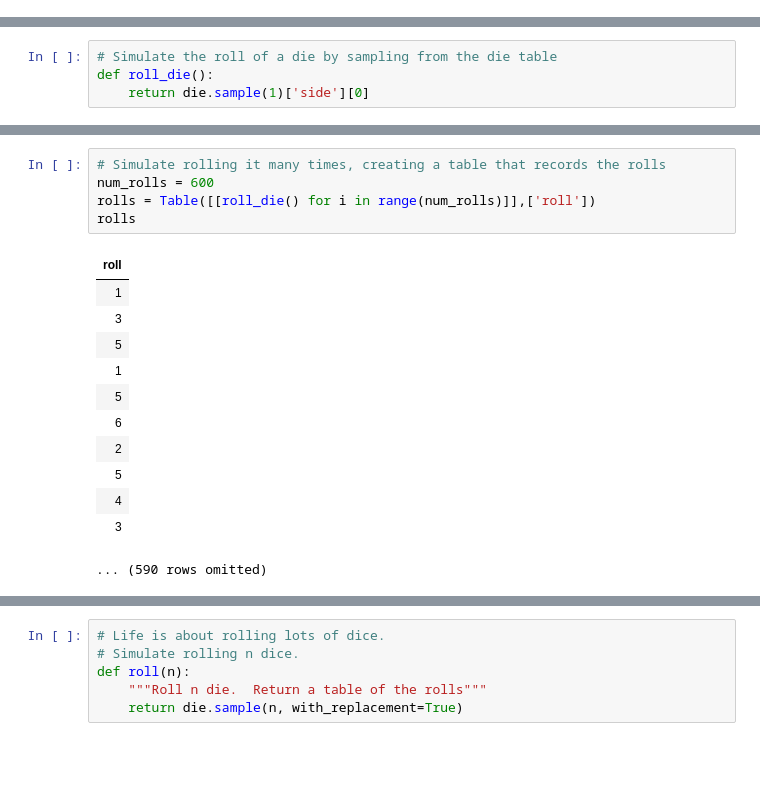
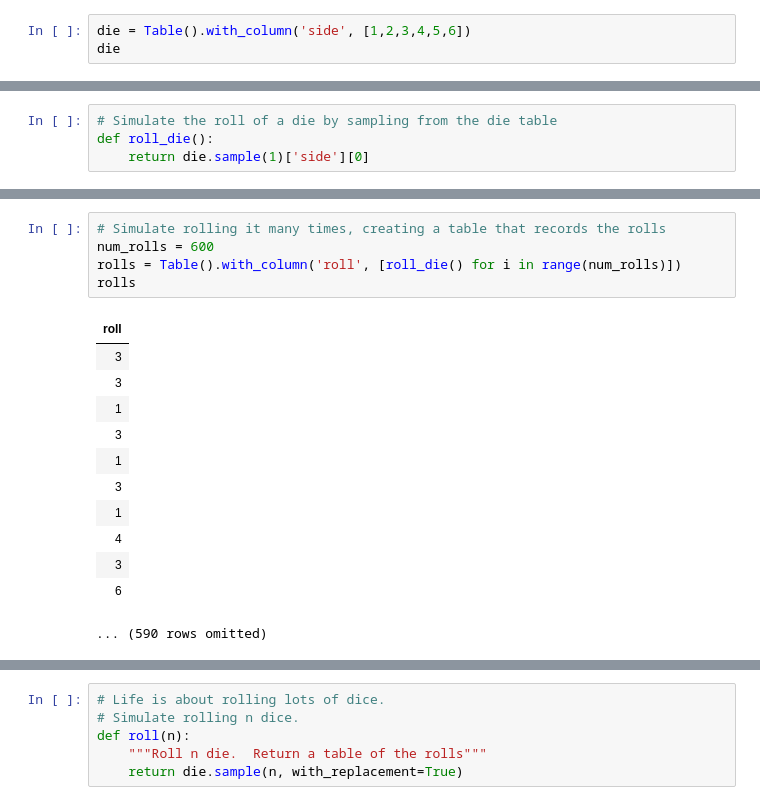
Before and after one commit to deculler/TableDemos, a Jupyter notebook: Dice and CLT.ipynb, the cells around one changed output, grey strips where cells are left out. Drawn from its saved outputs; the diff is of its cells as text; blank space fills up the shorter version.

```diff
--- a/Dice and CLT.ipynb
+++ b/Dice and CLT.ipynb
@@ -24,0 +31,3 @@ die
+# %%
+die = Table().with_column('side', [1,2,3,4,5,6])
+die
@@ -34,18 +55,18 @@ roll_die()
 # %%
 # Simulate rolling it many times, creating a table that records the rolls
 num_rolls = 600
-rolls = Table([[roll_die() for i in range(num_rolls)]],['roll'])
+rolls = Table().with_column('roll', [roll_die() for i in range(num_rolls)])
 rolls
 # %% [output]
 | roll |
+| 3 |
+| 3 |
 | 1 |
 | 3 |
-| 5 |
 | 1 |
-| 5 |
-| 6 |
-| 2 |
-| 5 |
+| 3 |
+| 1 |
 | 4 |
 | 3 |
+| 6 |
 ... (590 rows omitted)
```
Also changed, not shown: parts of 31 cells of this notebook, 3 other files.
